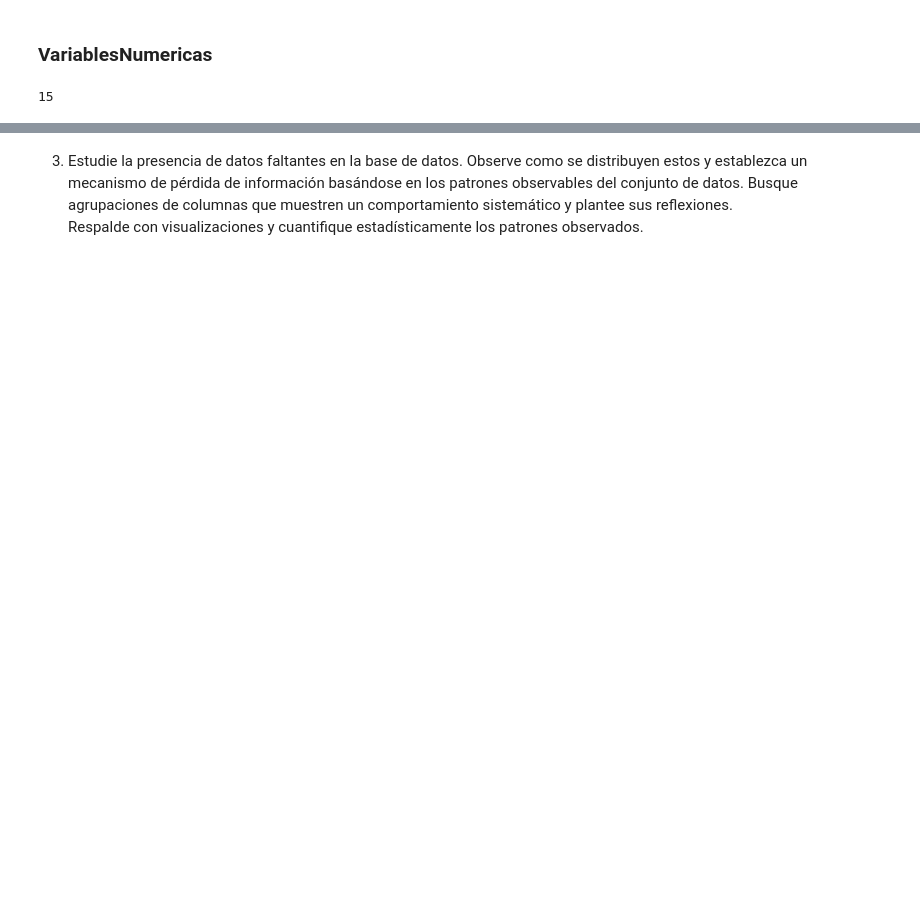
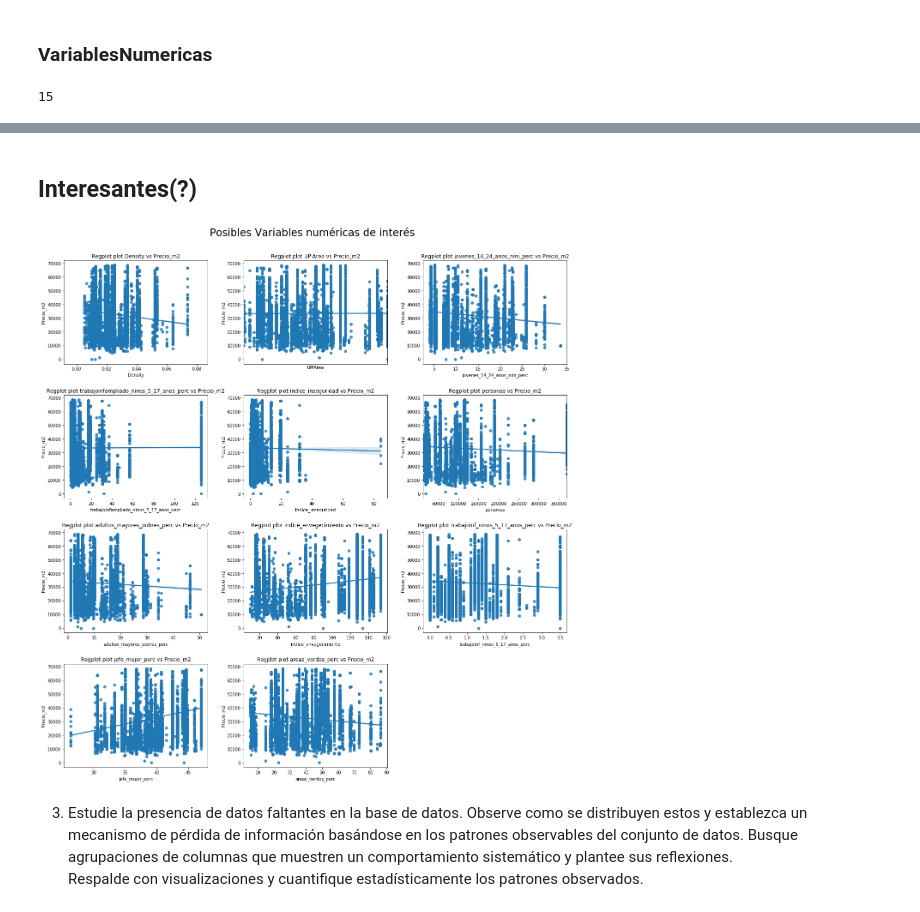
Before and after one commit to fbadilla1/tarea1-Lab, a Jupyter notebook: tarea1.ipynb, the cells around one changed output, grey strips where cells are left out. Cells and saved outputs as stored; diff of their text form; code cells hidden in the pictures; blank space fills up the shorter version.

```diff
--- a/tarea1.ipynb
+++ b/tarea1.ipynb
@@ -331,0 +355,25 @@ fig.savefig('./fig/numeric.pdf', bbox_inches='tight')
+# %% [markdown]
+## Interesantes(?)
+# %%
+interes= list(set(numeric)-set(['price','surface','metrocuadrado_index', 'Precio_m2']))
+
+fig, ax = plt.subplots(nrows=4, ncols=3, figsize=(17,17))
+list(map(lambda a : a.remove(), ax[-1,-1:]))
+fig.tight_layout()
+
+fig.suptitle('Posibles Variables numéricas de interés',fontsize=24,x=0.5,y=1.05)
+
+
+for axis, col in zip(ax.flatten(), interes):
+    sns.regplot(x=df[('numeric', col)],y=df[('numeric', 'Precio_m2')],ax=axis)
+    axis.set_title('Regplot plot {} vs Precio_m2'.format(col))
+    axis.set_xlabel(col)
+    axis.set_ylabel('Precio_m2')
+    if col in ['UPlArea']:
+        axis.get_xaxis().set_ticks([])
+
+w, h = (.25, .3)
+plt.subplots_adjust(wspace=w, hspace=h)
+fig.savefig('./fig/num_interes.pdf', bbox_inches='tight')
+# %% [output]
+[figure, added]
```
Also changed, not shown: parts of 20 cells of this notebook, 4 other files.
